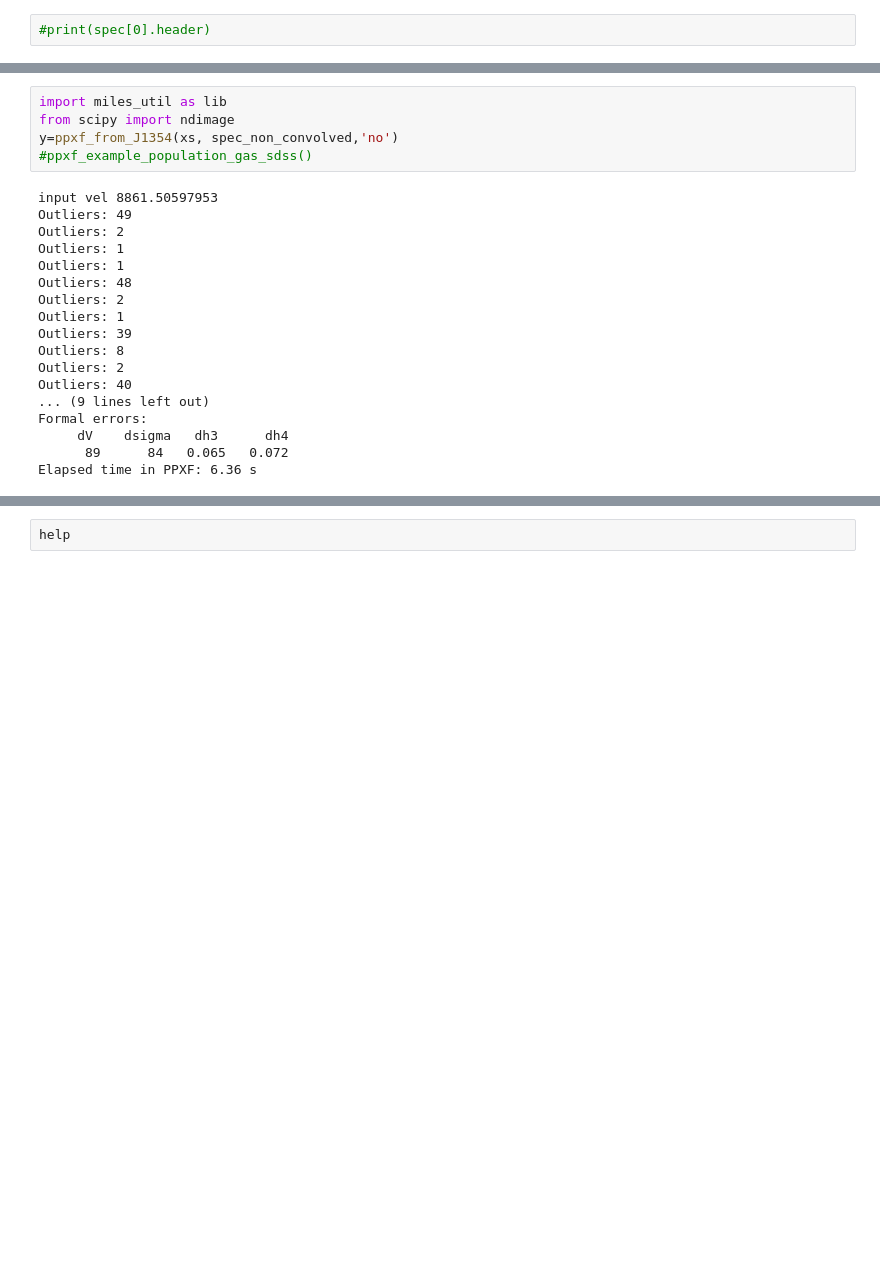
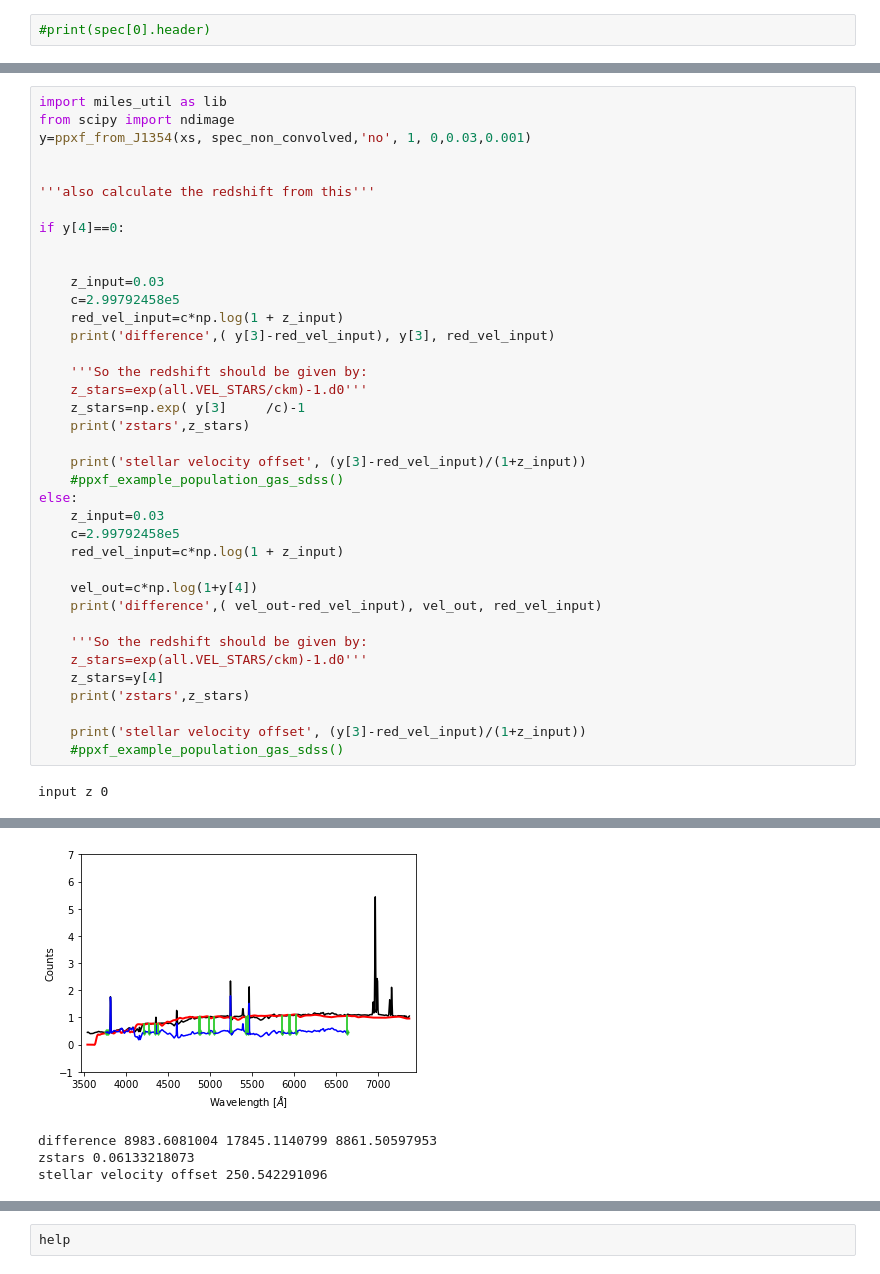
Before and after one commit to beckynevin/ppxf_MaNGA, a Jupyter notebook: BROADBAND_Sims.ipynb, the cells around one changed output, grey strips where cells are left out. Cells and saved outputs as stored; diff of their text form; blank space fills up the shorter version.

```diff
--- a/BROADBAND_Sims.ipynb
+++ b/BROADBAND_Sims.ipynb
@@ -680,23 +650,40 @@ The backend (matplotlib.backends.backend_macosx.RendererMac) does not support in
-# %%
-import miles_util as lib
-from scipy import ndimage
-y=ppxf_from_J1354(xs, spec_non_convolved,'no')
-#ppxf_example_population_gas_sdss()
-# %% [output]
-input vel 8861.50597953
-Outliers: 49
-Outliers: 2
-Outliers: 1
-Outliers: 1
-Outliers: 48
-Outliers: 2
-Outliers: 1
-Outliers: 39
-Outliers: 8
-Outliers: 2
-Outliers: 40
-... (9 lines left out)
-Formal errors:
-     dV    dsigma   dh3      dh4
-      89      84   0.065   0.072
-Elapsed time in PPXF: 6.36 s
+# %%
+import miles_util as lib
+from scipy import ndimage
+y=ppxf_from_J1354(xs, spec_non_convolved,'no', 1, 0,0.03,0.001)
+
+
+'''also calculate the redshift from this'''
+
+if y[4]==0:
+
+
+    z_input=0.03
+    c=2.99792458e5
+    red_vel_input=c*np.log(1 + z_input)
+    print('difference',( y[3]-red_vel_input), y[3], red_vel_input)
+
+    '''So the redshift should be given by:
+    z_stars=exp(all.VEL_STARS/ckm)-1.d0'''
+    z_stars=np.exp( y[3]     /c)-1
+    print('zstars',z_stars)
+
+    print('stellar velocity offset', (y[3]-red_vel_input)/(1+z_input))
+    #ppxf_example_population_gas_sdss()
+else:
+    z_input=0.03
+    c=2.99792458e5
+    red_vel_input=c*np.log(1 + z_input)
+
+    vel_out=c*np.log(1+y[4])
+    print('difference',( vel_out-red_vel_input), vel_out, red_vel_input)
+
+    '''So the redshift should be given by:
+    z_stars=exp(all.VEL_STARS/ckm)-1.d0'''
+    z_stars=y[4]
+    print('zstars',z_stars)
+
+    print('stellar velocity offset', (y[3]-red_vel_input)/(1+z_input))
+    #ppxf_example_population_gas_sdss()
+# %% [output]
+input z 0
@@ -702,0 +707,4 @@ Elapsed time in PPXF: 6.36 s
+[figure, added]
+difference 8983.6081004 17845.1140799 8861.50597953
+zstars 0.06133218073
+stellar velocity offset 250.542291096
```
Also changed, not shown: parts of 15 cells of this notebook.
